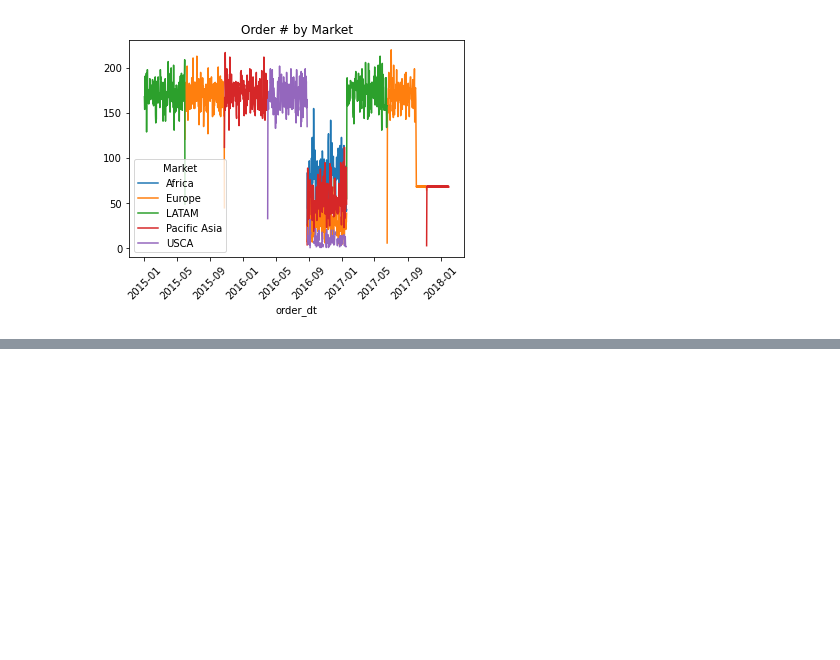
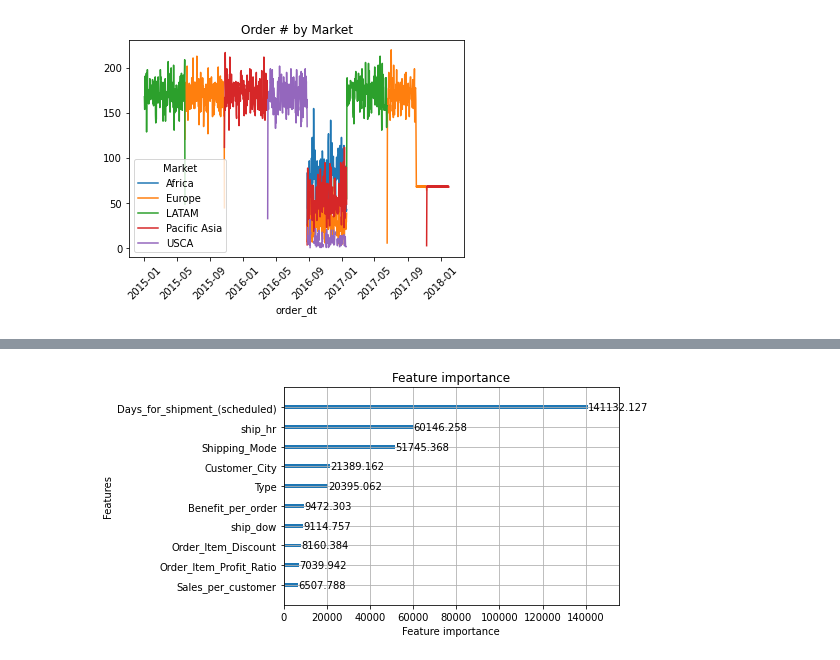
Before and after one commit to nsu1210/Kaggle, a Jupyter notebook: dataco-supply-chain-data-eda.ipynb, the cells around one changed output, grey strips where cells are left out. Saved outputs shown, nothing was run; the diff lists cells and outputs as text; code cells hidden in the pictures; blank space fills up the shorter version.

```diff
--- a/dataco-supply-chain-data-eda.ipynb
+++ b/dataco-supply-chain-data-eda.ipynb
@@ -168,0 +366,12 @@ plt.show()
+# %%
+from sklearn.model_selection import train_test_split
+
+X  = data[fea]
+y = data.Late_delivery_risk
+
+X_tr, X_val, y_tr, y_val = train_test_split(X,y, test_size = 0.2, shuffle = True, random_state = 42)
+
+print(X_tr.shape)
+print(X_val.shape)
+
+X_tr.head()
@@ -168,0 +401,16 @@ plt.show()
+# %%
+import lightgbm  as lgb
+
+clf = lgb.LGBMClassifier(
+
+    n_estimators = 1500,
+
+    learning_rate = 0.1,
+    subsample = 0.8,
+    colsample_bytree = 0.8,
+    importance_type = 'gain',
+    reg_alpha = 1,
+)
+
+clf.fit(X_tr,y_tr,eval_set = [(X_tr, y_tr),(X_val, y_val)], early_stopping_rounds = 50, verbose = 100,
+        eval_metric = ['auc'])
@@ -168,0 +428,5 @@ plt.show()
+# %%
+lgb.plot_importance(clf, max_num_features=10)
+plt.show()
+# %% [output]
+[figure, added]
```
Also changed, not shown: parts of 24 cells of this notebook.
